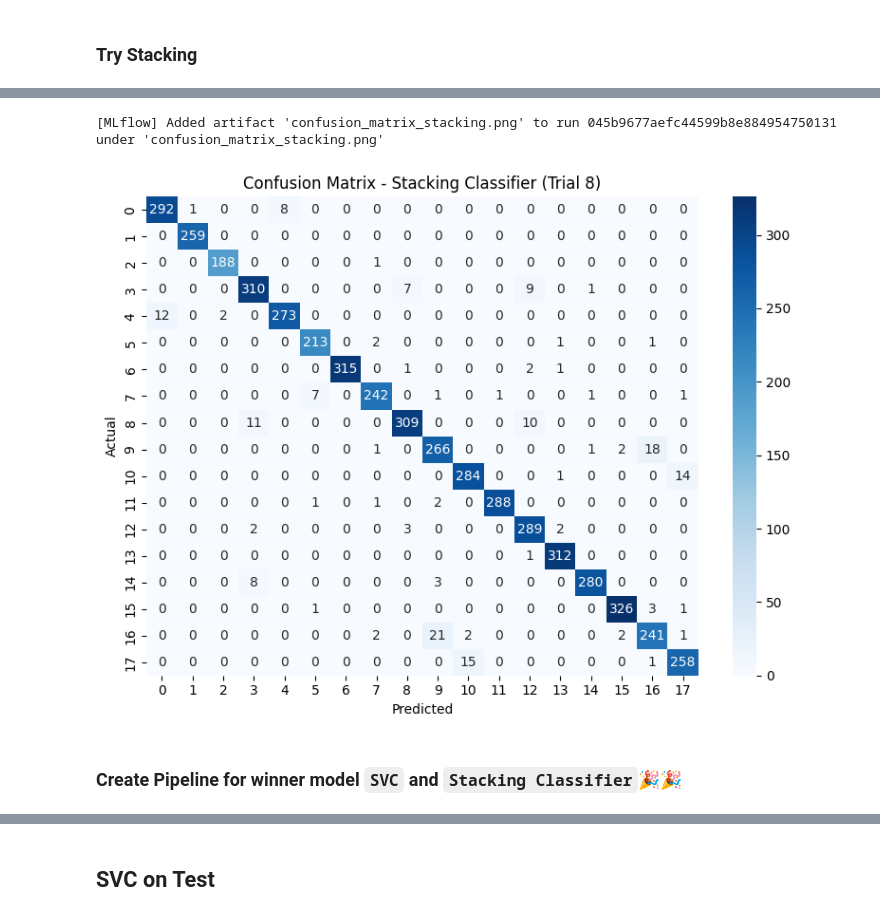
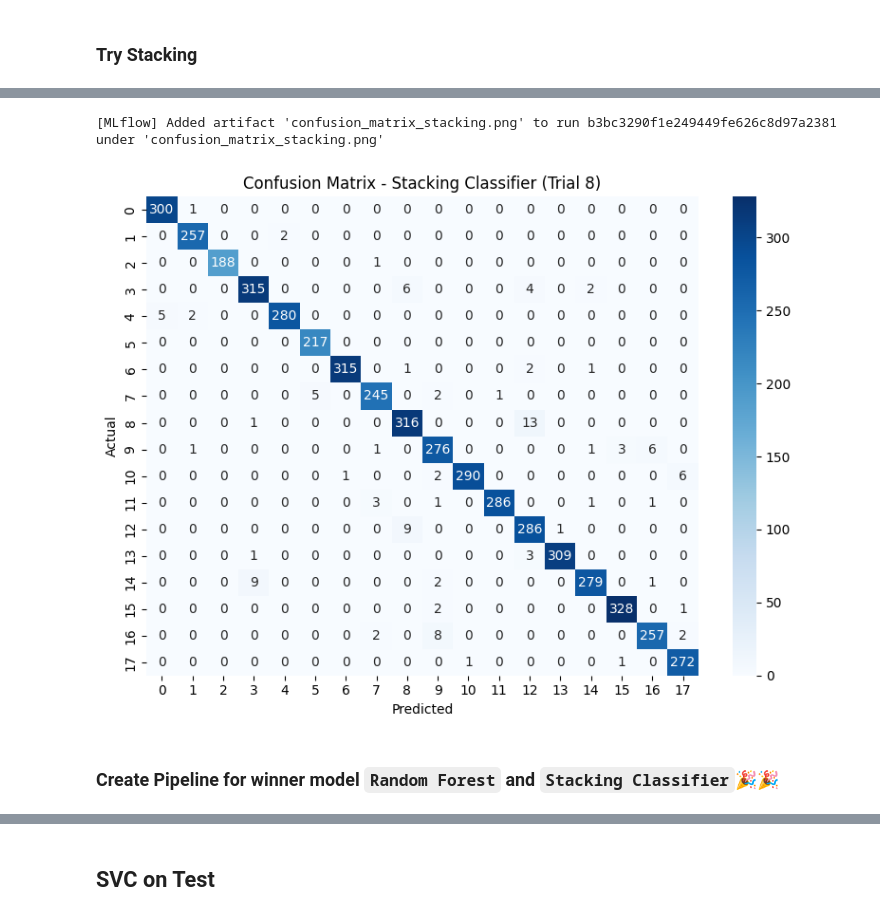
Before and after one commit to Fayad-nullPointer/hand_guestuires, a Jupyter notebook: notebook.ipynb, the cells around one changed output, grey strips where cells are left out. Cells and saved outputs as stored; diff of their text form; code cells hidden in the pictures.

```diff
--- a/notebook.ipynb
+++ b/notebook.ipynb
@@ -574,7 +574,7 @@ print("Best Decision Tree Model:", best_dt)
 # Try XGBoost
 from xgboost import XGBClassifier
 xgb_clf = XGBClassifier(random_state=42, n_estimators=100, max_depth=100, min_samples_split=10, min_samples_leaf=2, use_label_encoder=False, eval_metric='mlogloss')
-xgb_clf.fit(X_train, y_train_encoded)
+xgb_clf.fit(X_train_scaled, y_train_encoded)
 # %% [output]
 XGBClassifier(base_score=None, booster=None, callbacks=None,
               colsample_bylevel=None, colsample_bynode=None,
@@ -658,8 +684,8 @@ stacking_clf = StackingClassifier(
     cv=5,
     n_jobs=-1
 )
-stacking_clf.fit(X_train, y_train_encoded)
-print("Stacking Accuracy:", accuracy_score(y_val_encoded, stacking_clf.predict(X_val)))
+stacking_clf.fit(X_train_scaled, y_train_encoded)
+print("Stacking Accuracy:", accuracy_score(y_val_encoded, stacking_clf.predict(X_val_scaled)))
 # %% [output]
 Parameters: { "use_label_encoder" } are not used.
 
@@ -715,20 +767,20 @@ track_model(stacking_clf,"Final_StackingClassifier_model_without_scaling", X_tra
 # %%
 #add artifact confusion matrix for stacking classifier
-y_val_pred = stacking_clf.predict(X_val)
+y_val_pred = stacking_clf.predict(X_val_scaled)
 cm = confusion_matrix(y_val_encoded, y_val_pred)
 plt.figure(figsize=(8, 6))
 sns.heatmap(cm, annot=True, fmt='d', cmap='Blues')
 plt.title('Confusion Matrix - Stacking Classifier (Trial 8)')
 plt.xlabel('Predicted')
 plt.ylabel('Actual')
 plt.savefig("confusion_matrix_stacking.png")
 plt.tight_layout()
-add_artifact(run_id="045b9677aefc44599b8e884954750131",artifact_path="confusion_matrix_stacking.png",local_path="confusion_matrix_stacking.png")
+add_artifact(run_id="b3bc3290f1e249449fe626c8d97a2381",artifact_path="confusion_matrix_stacking.png",local_path="confusion_matrix_stacking.png")
 # %% [output]
-[MLflow] Added artifact 'confusion_matrix_stacking.png' to run 045b9677aefc44599b8e884954750131 under 'confusion_matrix_stacking.png'
+[MLflow] Added artifact 'confusion_matrix_stacking.png' to run b3bc3290f1e249449fe626c8d97a2381 under 'confusion_matrix_stacking.png'
-[figure, old version]
+[figure, new version]
 # %% [markdown]
-### Create Pipeline for winner model `SVC` and `Stacking Classifier`🎉🎉
+### Create Pipeline for winner model `Random Forest` and `Stacking Classifier`🎉🎉
 # %%
 df
 # %% [output]
```
Also changed, not shown: parts of 19 cells of this notebook.
